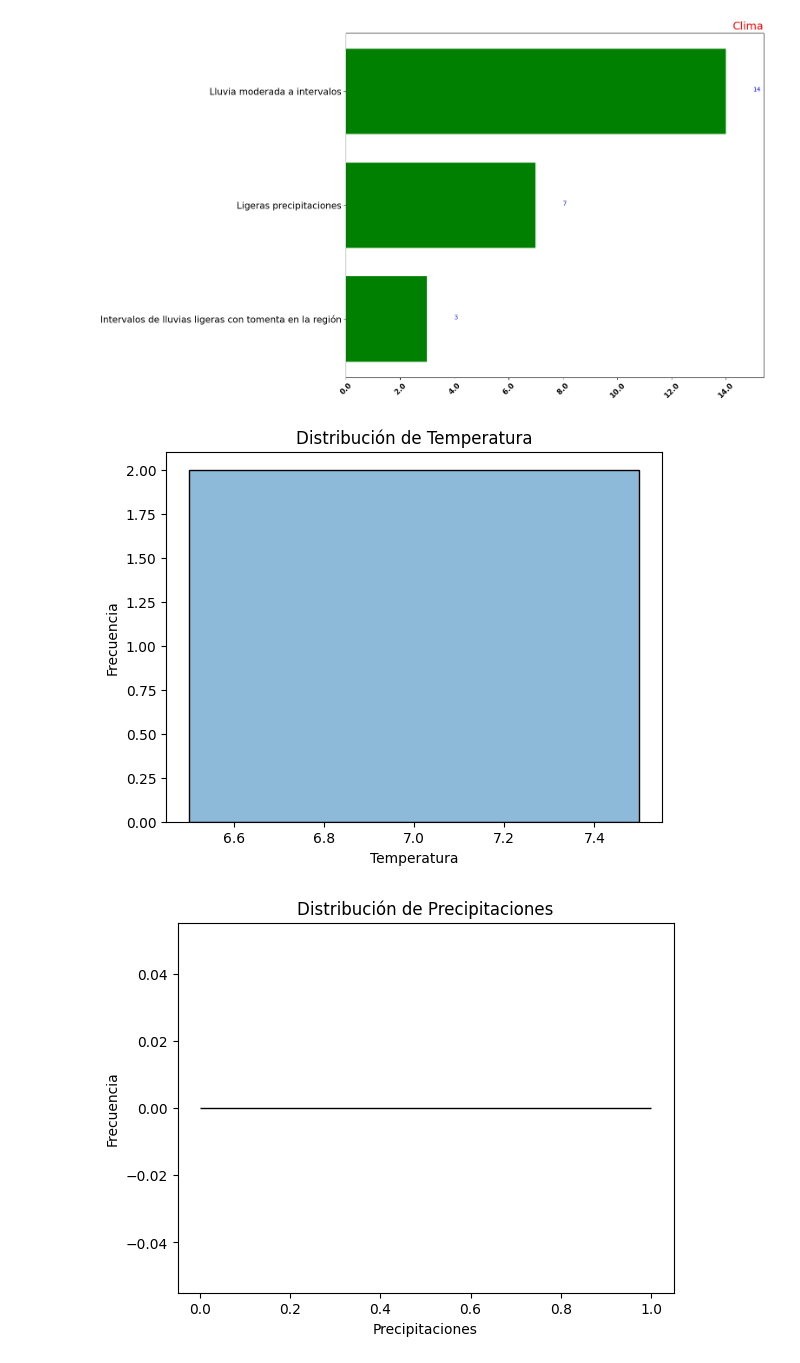
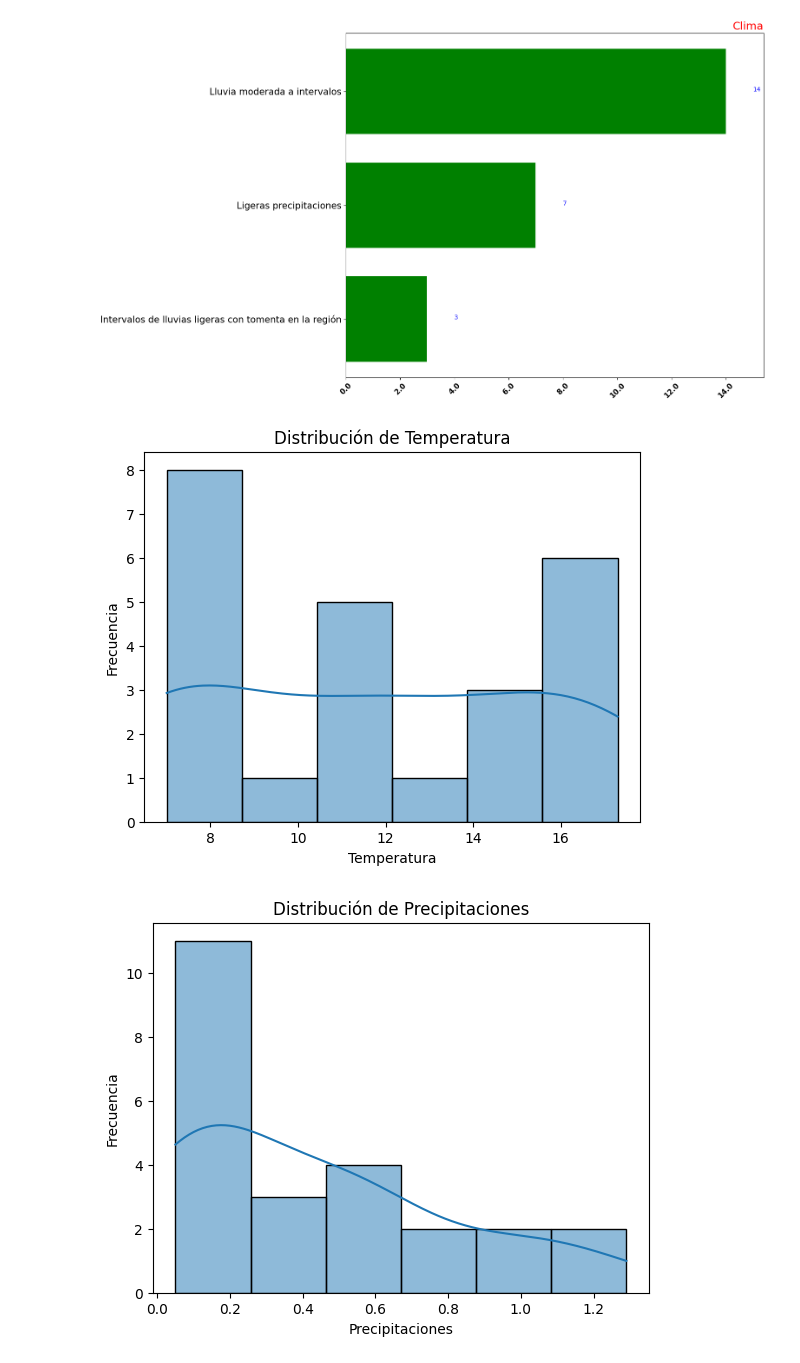
Before and after one commit to DiogoFabricioAG/CO2-Grupo-4, a Jupyter notebook: Codigos/EDA_Scraping.ipynb, the cells around one changed output. Saved outputs shown, nothing was run; the diff lists cells and outputs as text; code cells hidden in the pictures.

```diff
--- a/Codigos/EDA_Scraping.ipynb
+++ b/Codigos/EDA_Scraping.ipynb
@@ -13,13 +13,8 @@ import seaborn as sns
 file_path = '/content/drive/My Drive/UNI/Analitica_de_datos/Trabajos/tiempo_huancavelica_selenium.csv'
 df = pd.read_csv(file_path,sep=';', header=None, index_col=0)
 
-
 #Trasposicion del dataframe para trabajarlo como un dataframe normal
 df = df.T  # Transponer filas y columnas
-"""
-df.columns = df.iloc[0]  # Asignar la primera fila como nombres de columna
-df = df[1:]  # Eliminar la primera fila (que ahora son los nombres de columna duplicados)
-"""
 
 # Imprime las primeras 5 filas del DataFrame
 df.head()
@@ -33,10 +43,20 @@ df.head()
 # %%
 #Conversión de columnas númericas a tipo de dato númerico (al leer, todas son Object)
-columnas_numericas = ['Temperatura', 'Precipitaciones', 'Probabilidad de nevada', 'Humedad', 'Velocidad del viento', 'Ráfaga de viento', 'Nubosidad', 'Visibilidad']
-df[columnas_numericas] = df[columnas_numericas].apply(pd.to_numeric, errors='coerce')
+columnas_numericas = ['Temperatura', 'Precipitaciones', 'Probabilidad de nevada', 'Humedad', 'Velocidad del viento', 'Ráfaga de viento', 'Nubosidad', 'Visibilidad', 'Ángulo del viento']
+
+# Reemplazar comas por puntos en todas las columnas numéricas
+df[columnas_numericas] = df[columnas_numericas].apply(lambda col: col.str.replace(',', '.', regex=False))
 
 # Eliminar el símbolo de grados y convertir a numérico
 df['Ángulo del viento'] = df['Ángulo del viento'].str.rstrip('°').astype(float)
+
+#Conversión a número
+df[columnas_numericas] = df[columnas_numericas].apply(pd.to_numeric, errors='coerce')
+# %%
+#Conversión de la columna Metrica a formato Hora
+df['Metrica'] = pd.to_datetime(df['Metrica'], format='%H:%M').dt.time
+#Conversión a decimal en otra columna
+df['Hora_decimal'] = df['Metrica'].apply(lambda x: x.hour + x.minute/60)
 # %%
 # Mostrar las columnas del dataset
 print("Columnas del dataset:")
@@ -69,5 +89 @@ Visibilidad                 int64
 dtype: object
-# %%
-#Tratamiento de valores nulos
-for i in columnas_numericas:
-  df[i].fillna(df[i].median(), inplace=True)
@@ -188,15 +197,14 @@ MakePlotBar(df,'Clima','Clima', True)
 [figure]
 # %%
 #histogramas de variables numéricas
-columnas_numericas.append('Ángulo del viento')
 for col in columnas_numericas:
     sns.histplot(df[col], kde=True)
     plt.title(f'Distribución de {col}')
     plt.xlabel(col)
     plt.ylabel('Frecuencia')
     plt.show()
 # %% [output]
-[figure, old version]
+[figure, new version]
-[figure, old version]
+[figure, new version]
 [figure]
 [figure]
```
Also changed, not shown: parts of 19 cells of this notebook, 1 other file.
